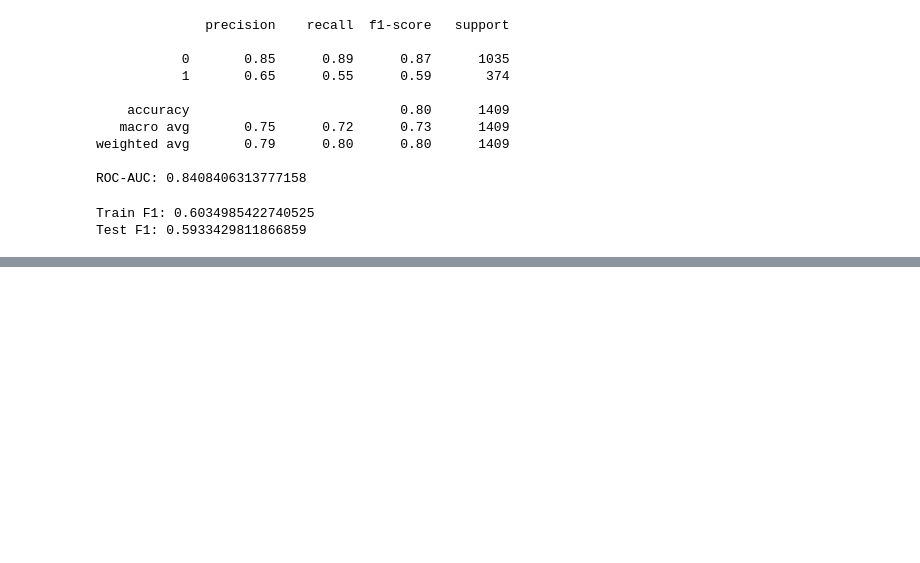
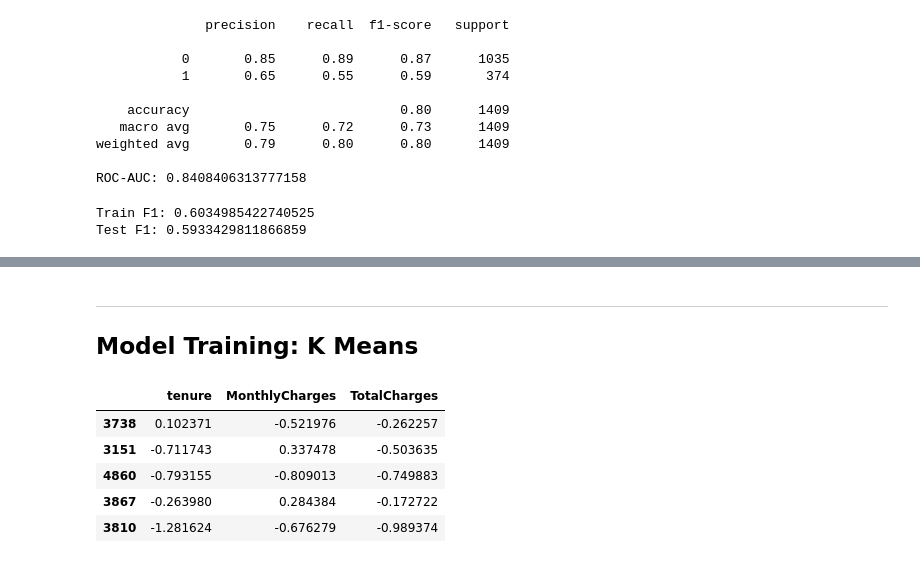
Before and after one commit to Daria-Kara/ai-and-ml-final-assignment, a Jupyter notebook: actual_one.ipynb, the cells around one changed output, grey strips where cells are left out. Cells and saved outputs as stored; diff of their text form; code cells hidden in the pictures; blank space fills up the shorter version.

```diff
--- a/actual_one.ipynb
+++ b/actual_one.ipynb
@@ -663,0 +674,18 @@ Test F1: 0.5933429811866859
+# %% [markdown]
+---
+Model Training: K Means
+---
+# %%
+X_cluster = train_df[['tenure', 'MonthlyCharges', 'TotalCharges']]
+
+#K means is a a clustering method and is an unsupervised model.
+#Because of that, it does not need a target variable (which is Churn in this case) to be trained.
+
+X_cluster.head()
+# %% [output]
+|  | tenure | MonthlyCharges | TotalCharges |
+| 3738 | 0.102371 | -0.521976 | -0.262257 |
+| 3151 | -0.711743 | 0.337478 | -0.503635 |
+| 4860 | -0.793155 | -0.809013 | -0.749883 |
+| 3867 | -0.263980 | 0.284384 | -0.172722 |
+| 3810 | -1.281624 | -0.676279 | -0.989374 |
```
Also changed, not shown: parts of 3 cells of this notebook.
